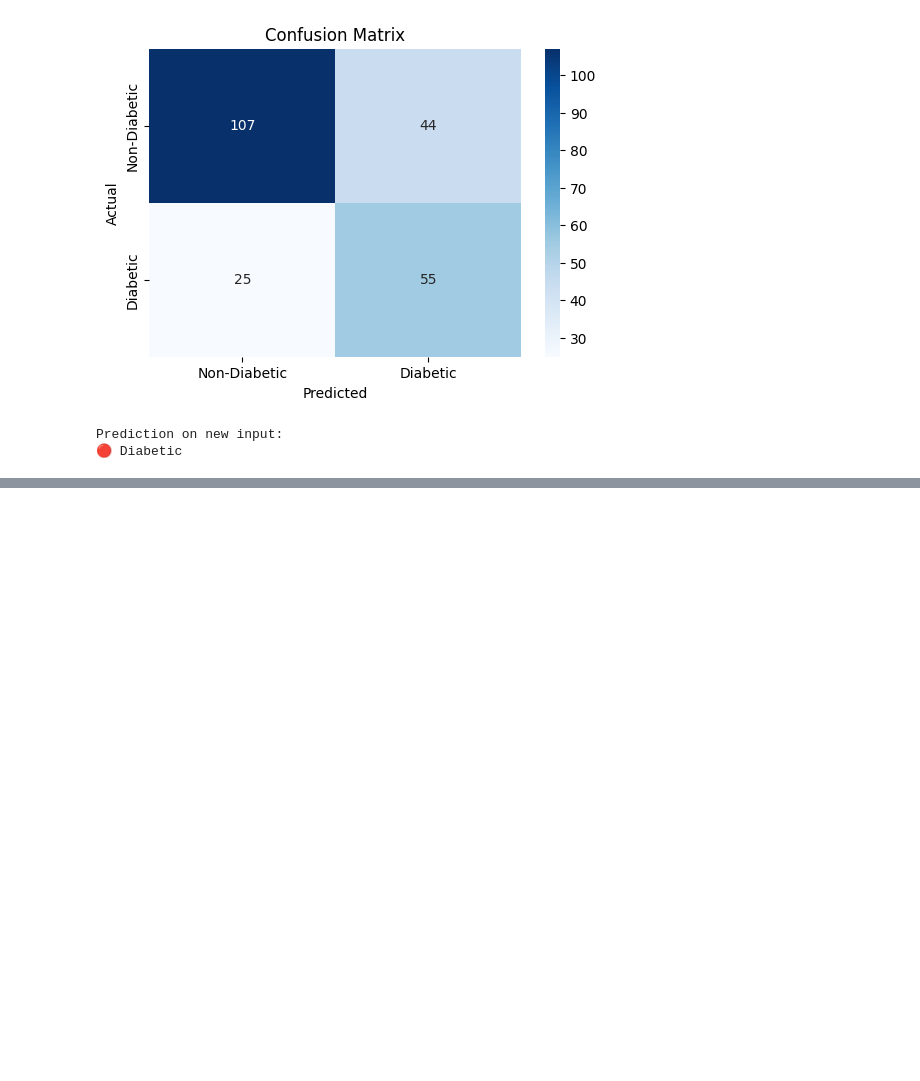
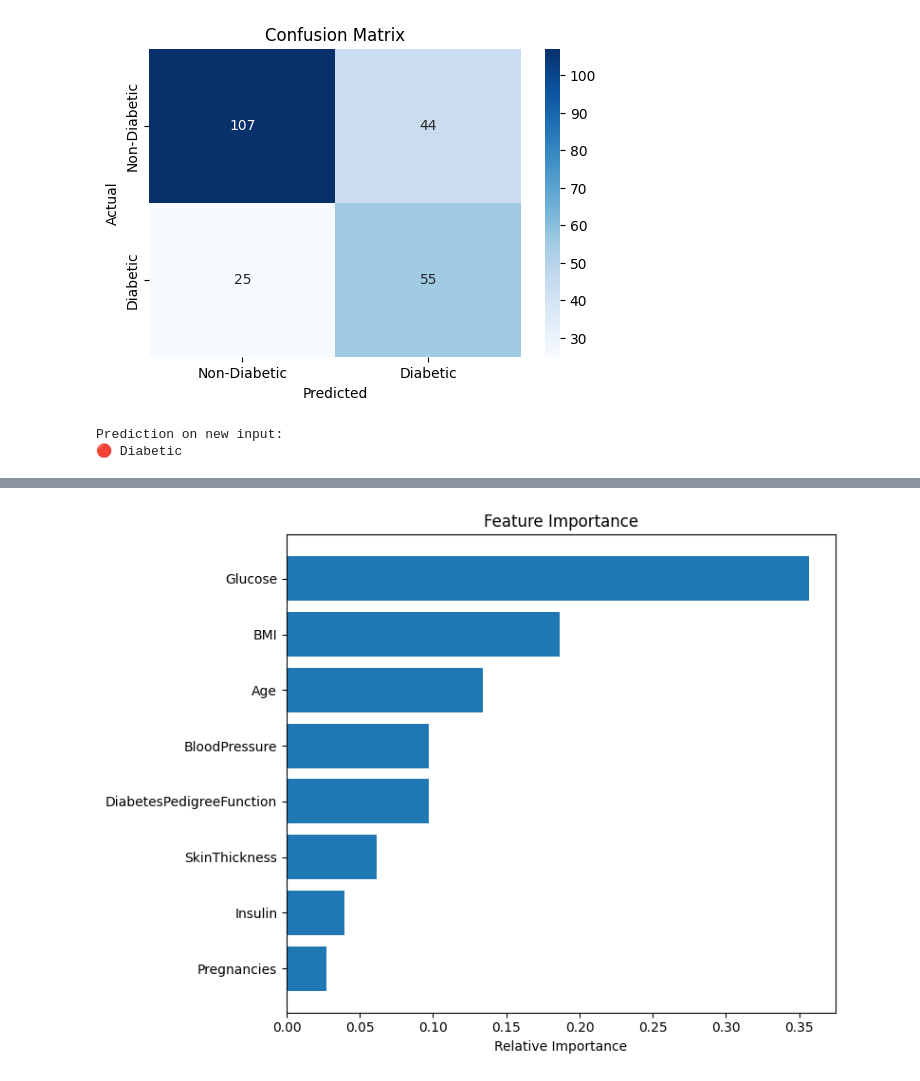
Before and after one commit to tashfeen786/AwferaMachineLearningProjects, a Jupyter notebook: Decision_Tree.ipynb, the cells around one changed output, grey strips where cells are left out. Cells and saved outputs as stored; diff of their text form; code cells hidden in the pictures; blank space fills up the shorter version.

```diff
--- a/Decision_Tree.ipynb
+++ b/Decision_Tree.ipynb
@@ -251,0 +155,18 @@ if st.sidebar.button("Predict"):
+# %%
+import numpy as np
+import matplotlib.pyplot as plt
+
+# Feature Importance Plot
+importances = model.feature_importances_
+feature_names = x.columns
+indices = np.argsort(importances)
+
+plt.figure(figsize=(8, 6))
+plt.title('Feature Importance')
+plt.barh(range(len(indices)), importances[indices], align='center')
+plt.yticks(range(len(indices)), [feature_names[i] for i in indices])
+plt.xlabel('Relative Importance')
+plt.tight_layout()
+plt.show()
+# %% [output]
+[figure, added]
```
Also changed, not shown: parts of 3 cells of this notebook, 2 other files.
